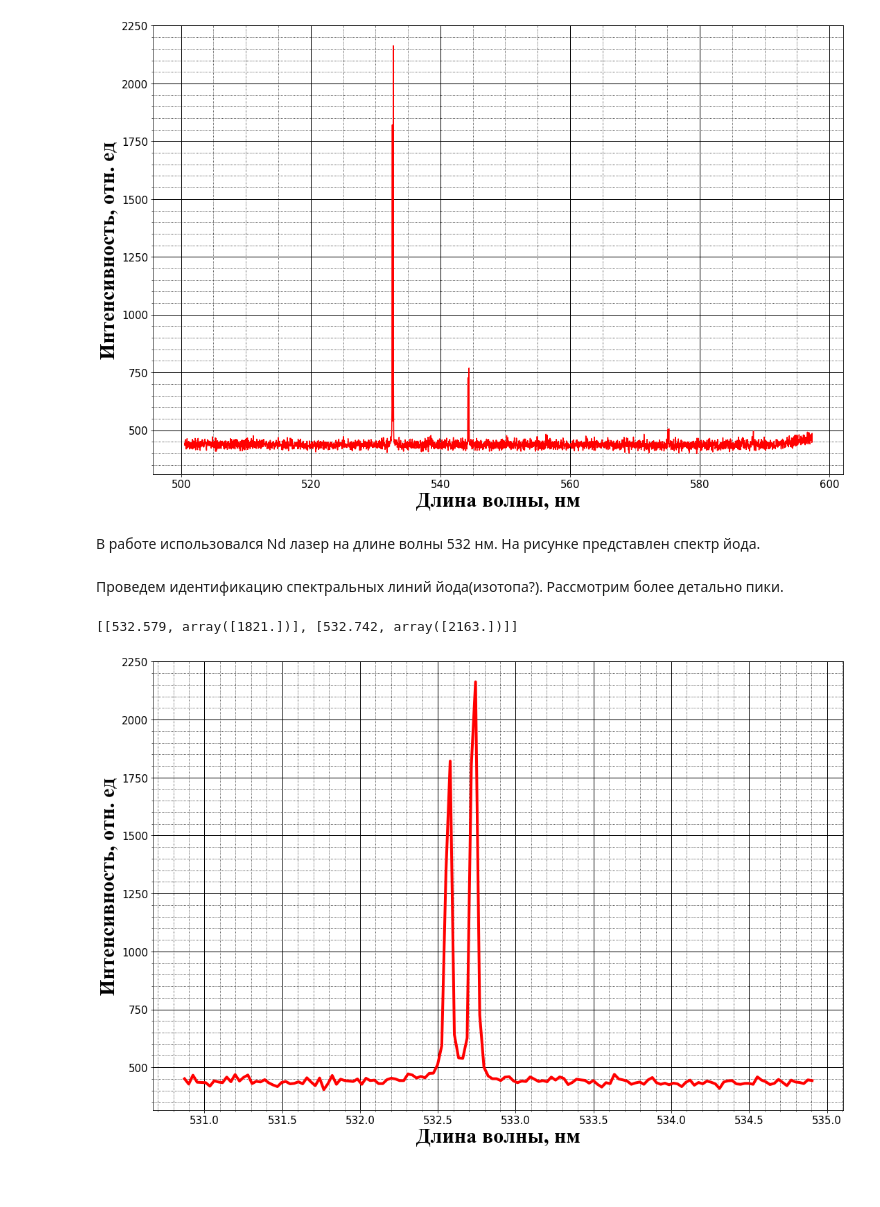
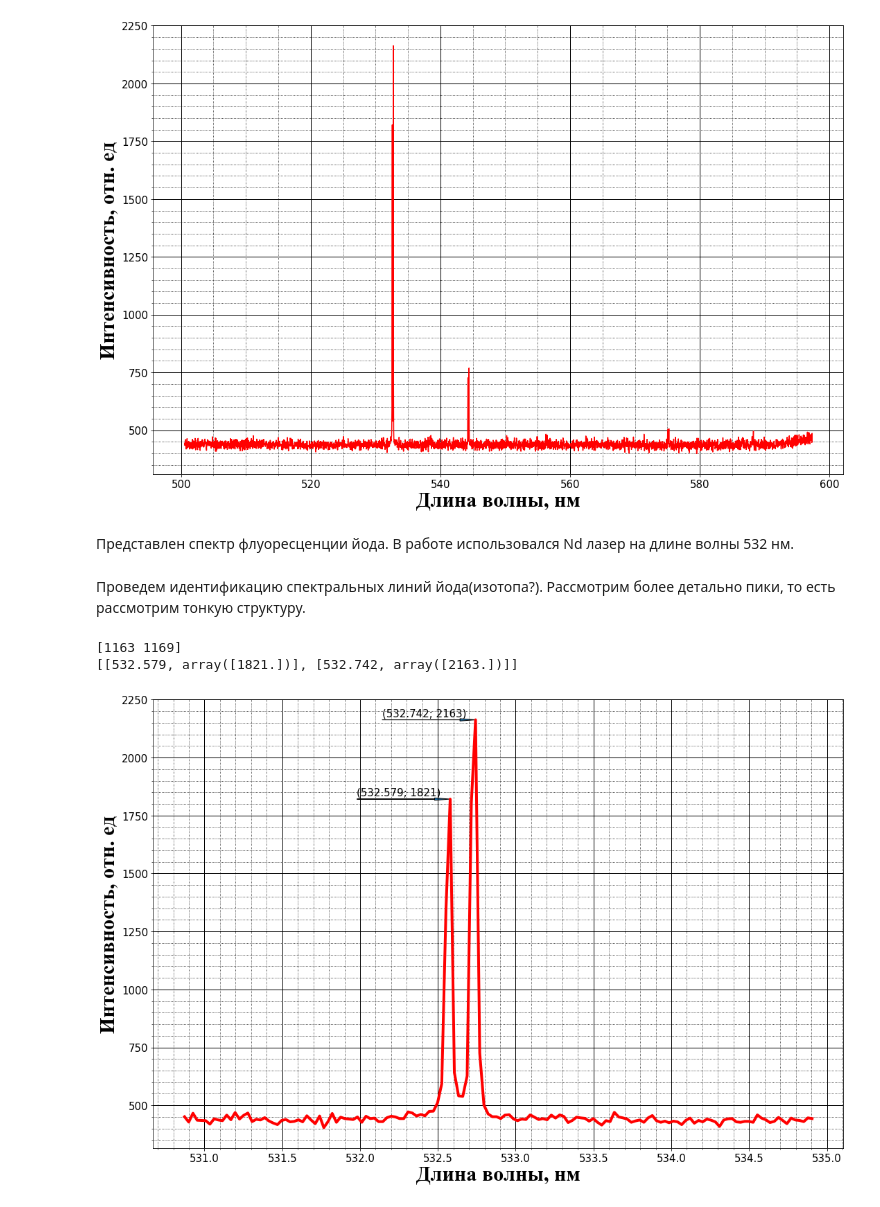
Before and after one commit to starosta39/laboratory_work, a Jupyter notebook: laser_fluorescence_spectroscopy/spectroscopy.ipynb, the cells around one changed output. Drawn from its saved outputs; the diff is of its cells as text; code cells hidden in the pictures; blank space fills up the shorter version.

```diff
--- a/laser_fluorescence_spectroscopy/spectroscopy.ipynb
+++ b/laser_fluorescence_spectroscopy/spectroscopy.ipynb
@@ -87,34 +69,41 @@ plt.savefig(save_path + "\\" + "full_spectrum.jpg")
 [444. 441. 434. ... 447. 470. 486.]
 [figure]
 # %% [markdown]
-В работе использовался Nd лазер на длине волны 532 нм. На рисунке представлен спектр йода.
+Представлен спектр флуоресценции йода.
+В работе использовался Nd лазер на длине волны 532 нм.
 # %% [markdown]
-Проведем идентификацию спектральных линий йода(изотопа?). Рассмотрим более детально пики.
+Проведем идентификацию спектральных линий йода(изотопа?). Рассмотрим более детально пики, то есть рассмотрим тонкую структуру.
 # %%
 left = 1100
 right = 1250
 Max_int_index = find_peaks(signal, 1500)
+print(Max_int_index[0])
 print([[wavelength[i], signal[np.where(wavelength == wavelength[i])]]  for i in Max_int_index[0]])
 fig = plt.figure(figsize=(15, 10))
 ax = fig.add_subplot(1,1,1)
 ax.plot(wavelength[left:right],  signal[left:right], c = 'r',linewidth = 4 )
 ax.set_xlabel('Длина волны, нм',{'fontname':'Times New Roman'},fontweight='light',color='k', fontsize=30)
 ax.set_ylabel("Интенсивность, отн. ед",{'fontname':'Times New Roman'},fontweight='light',color='k', fontsize=30)
+ax.arrow(wavelength[Max_int_index[0][0]]- 0.6,signal[np.where(wavelength == wavelength[Max_int_index[0][0]])], 0.5, 0,  head_width = 10, head_length = 0.1)
+ax.arrow(wavelength[Max_int_index[0][1]]- 0.6,signal[np.where(wavelength == wavelength[Max_int_index[0][1]])], 0.5, 0,  head_width = 10, head_length = 0.1)
+ax.text(wavelength[Max_int_index[0][0]]- 0.6,signal[np.where(wavelength == wavelength[Max_int_index[0][0]])] +15, "(532.579; 1821)", fontsize = 15)
+ax.text(wavelength[Max_int_index[0][1]]- 0.6,signal[np.where(wavelength == wavelength[Max_int_index[0][1]])] +15, "(532.742; 2163)", fontsize = 15)
 plt.tight_layout()
 plt.tick_params(axis='both', which='major', labelsize=15)
 ax.minorticks_on()
 
 #  Определяем внешний вид линий основной сетки:
 ax.grid(which='major',
         color = 'k',
         linewidth = 1)
 
 #  Определяем внешний вид линий вспомогательной
 #  сетки:
 ax.grid(which='minor',
         color = 'k',
         linestyle = ':')
 plt.savefig(save_path + "\\" + "first_doublet.jpg")
 # %% [output]
+[1163 1169]
 [[532.579, array([1821.])], [532.742, array([2163.])]]
-[figure, old version]
+[figure, new version]
```
Also changed, not shown: parts of 7 cells of this notebook, 2 other files.
